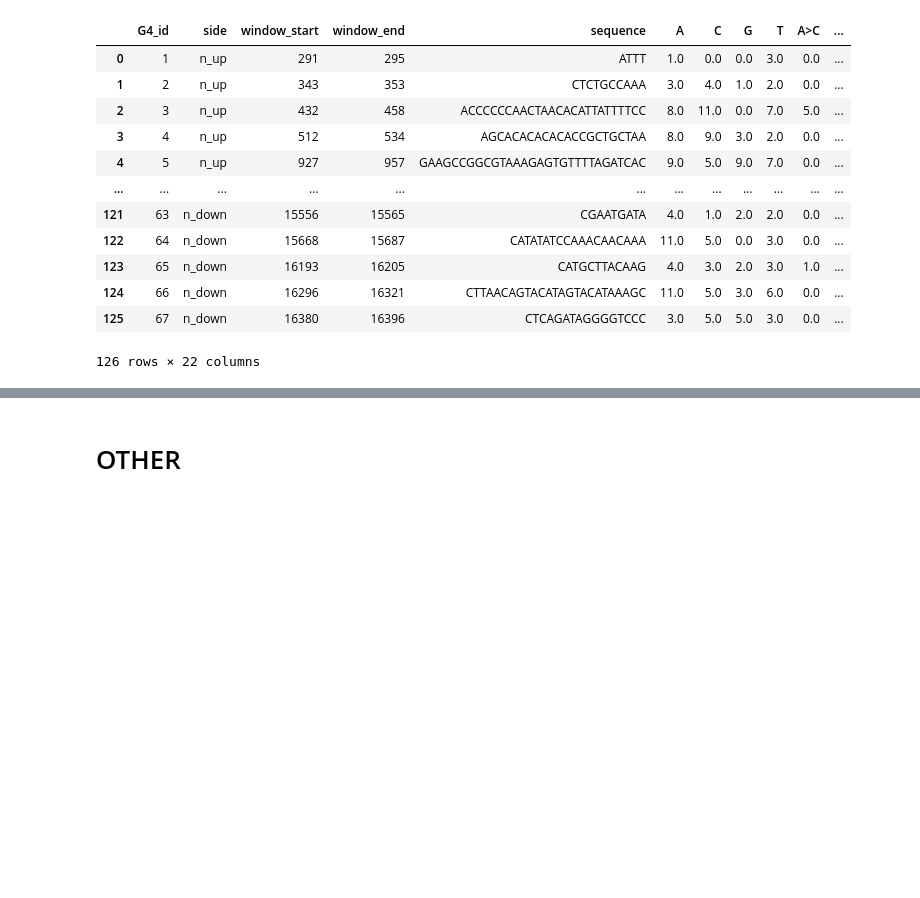
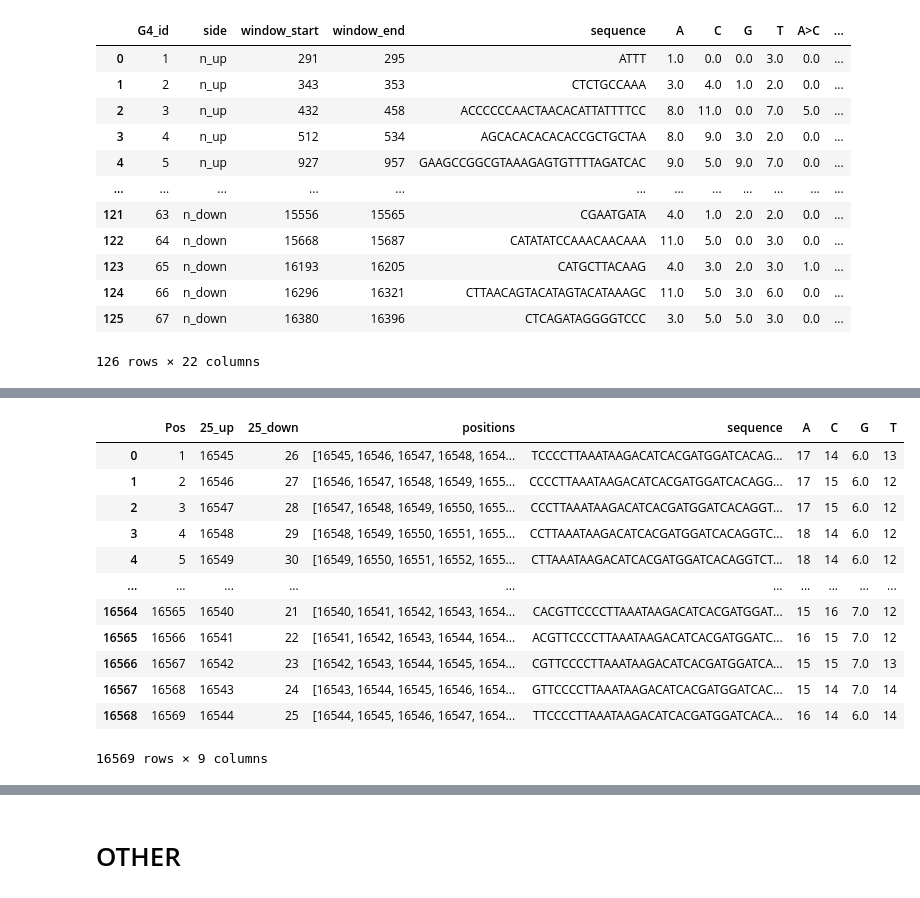
Before and after one commit to mitoclub/G4MutSpec, a Jupyter notebook: notebooks/data_preparation.ipynb, the cells around one changed output, grey strips where cells are left out. Saved outputs shown, nothing was run; the diff lists cells and outputs as text; code cells hidden in the pictures; blank space fills up the shorter version.

```diff
--- a/notebooks/data_preparation.ipynb
+++ b/notebooks/data_preparation.ipynb
@@ -1542,0 +1557,2 @@ df_n_col_cancer
+# %%
+df_all_mito['positions'] = positions
@@ -1542,0 +1595,12 @@ df_n_col_cancer
+# %%
+sequence = []
+for row in positions:
+    seq = ''
+    for pos in row:
+        if pos != 3107:
+            seq += ref_annot[ref_annot['Pos'] == pos].Nuc.values[0]
+        else:
+            seq += ''
+    sequence.append(seq)
+# %%
+df_all_mito['sequence'] = sequence
@@ -1542,0 +1611,16 @@ df_n_col_cancer
+# %%
+df_all_mito
+# %% [output]
+|  | Pos | 25_up | 25_down | positions | sequence | A | C | G | T |
+| 0 | 1 | 16545 | 26 | [16545, 16546, 16547, 16548, 1654... | TCCCCTTAAATAAGACATCACGATGGATCACAG... | 17 | 14 | 6.0 | 13 |
+| 1 | 2 | 16546 | 27 | [16546, 16547, 16548, 16549, 1655... | CCCCTTAAATAAGACATCACGATGGATCACAGG... | 17 | 15 | 6.0 | 12 |
+| 2 | 3 | 16547 | 28 | [16547, 16548, 16549, 16550, 1655... | CCCTTAAATAAGACATCACGATGGATCACAGGT... | 17 | 15 | 6.0 | 12 |
+| 3 | 4 | 16548 | 29 | [16548, 16549, 16550, 16551, 1655... | CCTTAAATAAGACATCACGATGGATCACAGGTC... | 18 | 14 | 6.0 | 12 |
+| 4 | 5 | 16549 | 30 | [16549, 16550, 16551, 16552, 1655... | CTTAAATAAGACATCACGATGGATCACAGGTCT... | 18 | 14 | 6.0 | 12 |
+| ... | ... | ... | ... | ... | ... | ... | ... | ... | ... |
+| 16564 | 16565 | 16540 | 21 | [16540, 16541, 16542, 16543, 1654... | CACGTTCCCCTTAAATAAGACATCACGATGGAT... | 15 | 16 | 7.0 | 12 |
+| 16565 | 16566 | 16541 | 22 | [16541, 16542, 16543, 16544, 1654... | ACGTTCCCCTTAAATAAGACATCACGATGGATC... | 16 | 15 | 7.0 | 12 |
+| 16566 | 16567 | 16542 | 23 | [16542, 16543, 16544, 16545, 1654... | CGTTCCCCTTAAATAAGACATCACGATGGATCA... | 15 | 15 | 7.0 | 13 |
+| 16567 | 16568 | 16543 | 24 | [16543, 16544, 16545, 16546, 1654... | GTTCCCCTTAAATAAGACATCACGATGGATCAC... | 15 | 14 | 7.0 | 14 |
+| 16568 | 16569 | 16544 | 25 | [16544, 16545, 16546, 16547, 1654... | TTCCCCTTAAATAAGACATCACGATGGATCACA... | 16 | 14 | 6.0 | 14 |
+16569 rows × 9 columns
```
Also changed, not shown: parts of 48 cells of this notebook, 10 other files.
